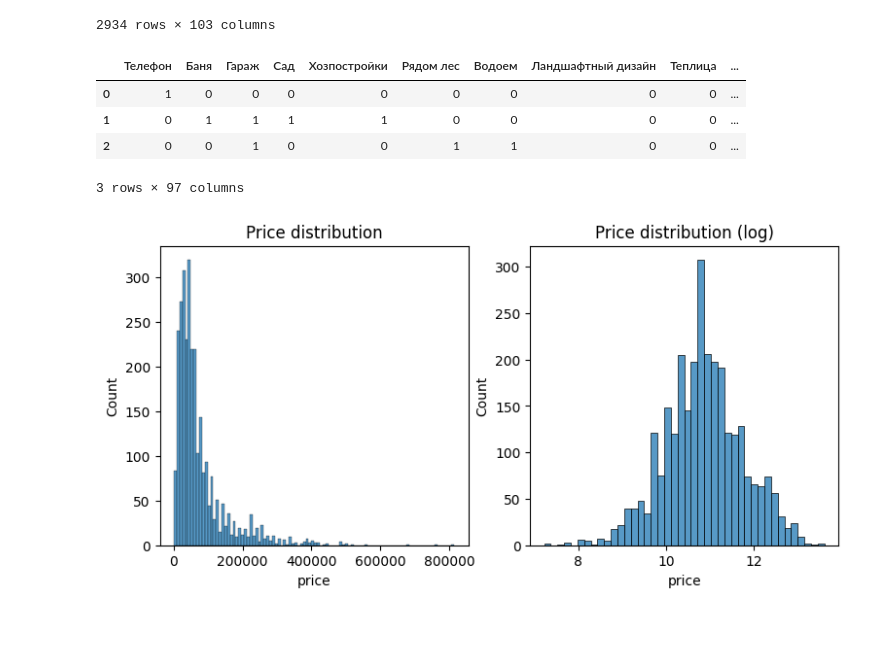
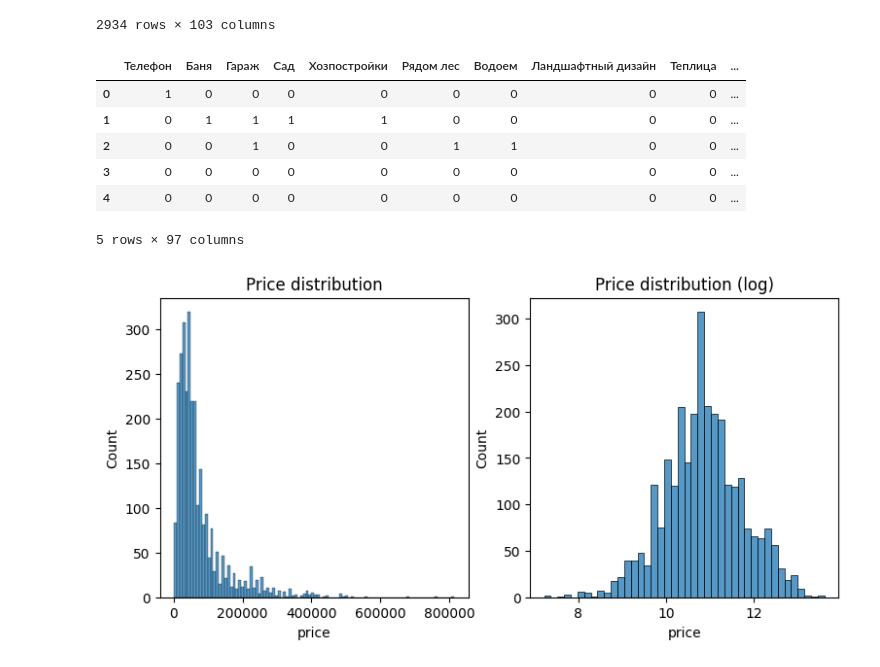
Before and after one commit to ssiarhei115/CountryHouse-price-prediction, a Jupyter notebook: code.ipynb, the cells around one changed output. Drawn from its saved outputs; the diff is of its cells as text; code cells hidden in the pictures; blank space fills up the shorter version.

```diff
--- a/code.ipynb
+++ b/code.ipynb
@@ -806,12 +806,13 @@ dfc = dfc.drop(['house_length', 'house_width'], axis=1)
 #sns.heatmap(dfc.corr(numeric_only=True))
 # %%
 ohe_list = ['Материал стен', 'Материал крыши', 'Отопление', 'Канализация', 'Электроснабжение', 'Вода','Область', 'Район', 'Газ', 'Статус земли', 'Ремонт']
-dfc_dummies = pd.get_dummies(dfc, columns=ohe_list)
+#dfc_dummies = pd.get_dummies(dfc, columns=ohe_list)
 
-#encoder = ce.OneHotEncoder(cols=ohe_list, use_cat_names=True)
-#add = encoder.fit_transform(dfc.loc[:,ohe_list])
-#dff = pd.concat([dfc,add], axis=1)
-dfc_dummies
+encoder = ce.OneHotEncoder(cols=ohe_list, use_cat_names=True)
+add = encoder.fit_transform(dfc.loc[:,ohe_list])
+dff = pd.concat([dfc,add], axis=1).drop(ohe_list, axis=1)
+#dfc_dummies
+dff
 # %% [output]
 |  | Телефон | Населенный пункт | Сельсовет | Баня | Гараж | Сад | Хозпостройки | Рядом лес | Водоем | ... |
 | 0 | 1 | ['с/т', 'Родны', 'кут'] | Бобовичский | 0 | 0 | 0 | 0 | 0 | 0 | ... |
@@ -828,14 +829,16 @@ dfc_dummies
 2934 rows × 103 columns
 # %%
 #dff = dff.drop(ohe_list, axis=1)
-dff = dfc_dummies.drop(['house_coordinates','regional_center_coordinates','district_center_coordinates', 'district_city_coordinates', 'Населенный пункт', 'Сельсовет'], axis=1)
-dff.head(3)
+dff = dff.drop(['house_coordinates','regional_center_coordinates','district_center_coordinates', 'district_city_coordinates', 'Населенный пункт', 'Сельсовет'], axis=1)
+dff.head(5)
 # %% [output]
 |  | Телефон | Баня | Гараж | Сад | Хозпостройки | Рядом лес | Водоем | Ландшафтный дизайн | Теплица | ... |
 | 0 | 1 | 0 | 0 | 0 | 0 | 0 | 0 | 0 | 0 | ... |
 | 1 | 0 | 1 | 1 | 1 | 1 | 0 | 0 | 0 | 0 | ... |
 | 2 | 0 | 0 | 1 | 0 | 0 | 1 | 1 | 0 | 0 | ... |
+| 3 | 0 | 0 | 0 | 0 | 0 | 0 | 0 | 0 | 0 | ... |
+| 4 | 0 | 0 | 0 | 0 | 0 | 0 | 0 | 0 | 0 | ... |
-3 rows × 97 columns
+5 rows × 97 columns
 # %%
 f,a = plt.subplots(1, 2, figsize=(9,4))
 
```
Also changed, not shown: parts of 7 cells of this notebook, 1 other file.
